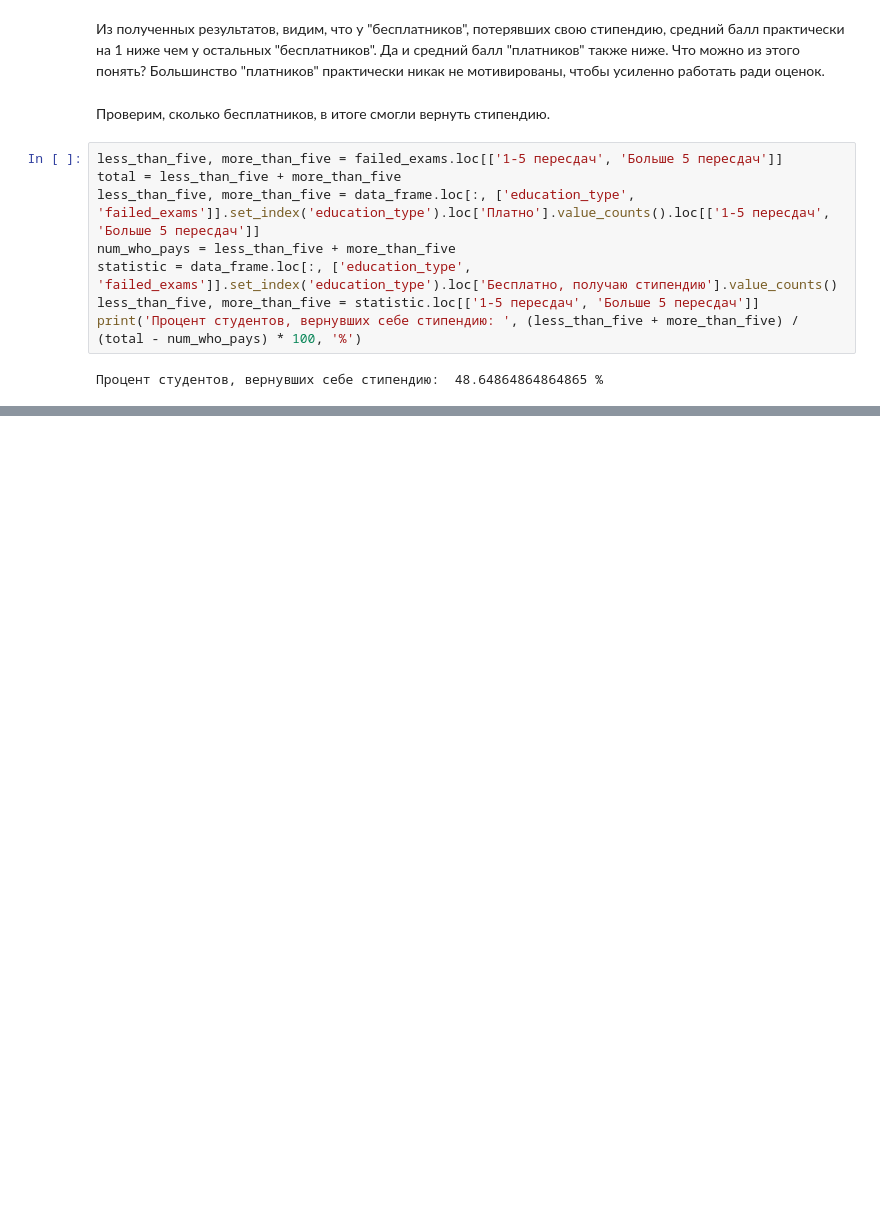
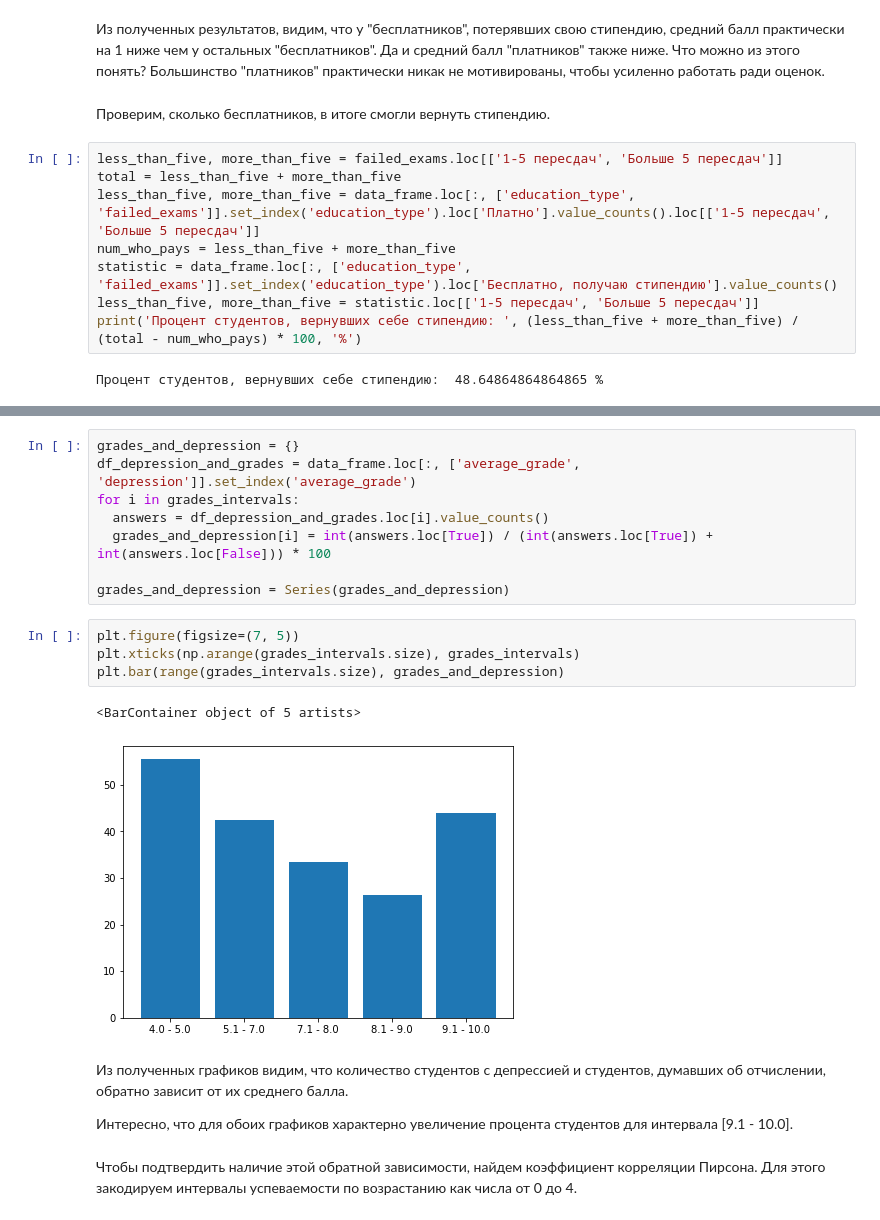
Before and after one commit to sherri-ice/DataAnalyseProject, a Jupyter notebook: vkiad_project.ipynb, the cells around one changed output, grey strips where cells are left out. Drawn from its saved outputs; the diff is of its cells as text; blank space fills up the shorter version.

```diff
--- a/vkiad_project.ipynb
+++ b/vkiad_project.ipynb
@@ -307,0 +341,22 @@ print('Процент студентов, вернувших себе стипе
+# %%
+grades_and_depression = {}
+df_depression_and_grades = data_frame.loc[:, ['average_grade', 'depression']].set_index('average_grade')
+for i in grades_intervals:
+  answers = df_depression_and_grades.loc[i].value_counts()
+  grades_and_depression[i] = int(answers.loc[True]) / (int(answers.loc[True]) + int(answers.loc[False])) * 100
+
+grades_and_depression = Series(grades_and_depression)
+# %%
+plt.figure(figsize=(7, 5))
+plt.xticks(np.arange(grades_intervals.size), grades_intervals)
+plt.bar(range(grades_intervals.size), grades_and_depression)
+# %% [output]
+<BarContainer object of 5 artists>
+[figure, added]
+# %% [markdown]
+Из полученных графиков видим, что количество студентов с депрессией и студентов, думавших об отчислении, обратно зависит от их среднего балла.
+
+Интересно, что для обоих графиков характерно увеличение процента студентов для интервала [9.1 - 10.0].
+# %% [markdown]
+Чтобы подтвердить наличие этой обратной зависимости, найдем коэффициент корреляции Пирсона.
+Для этого закодируем интервалы успеваемости по возрастанию как числа от 0 до 4.
```
Also changed, not shown: parts of 10 cells of this notebook.
